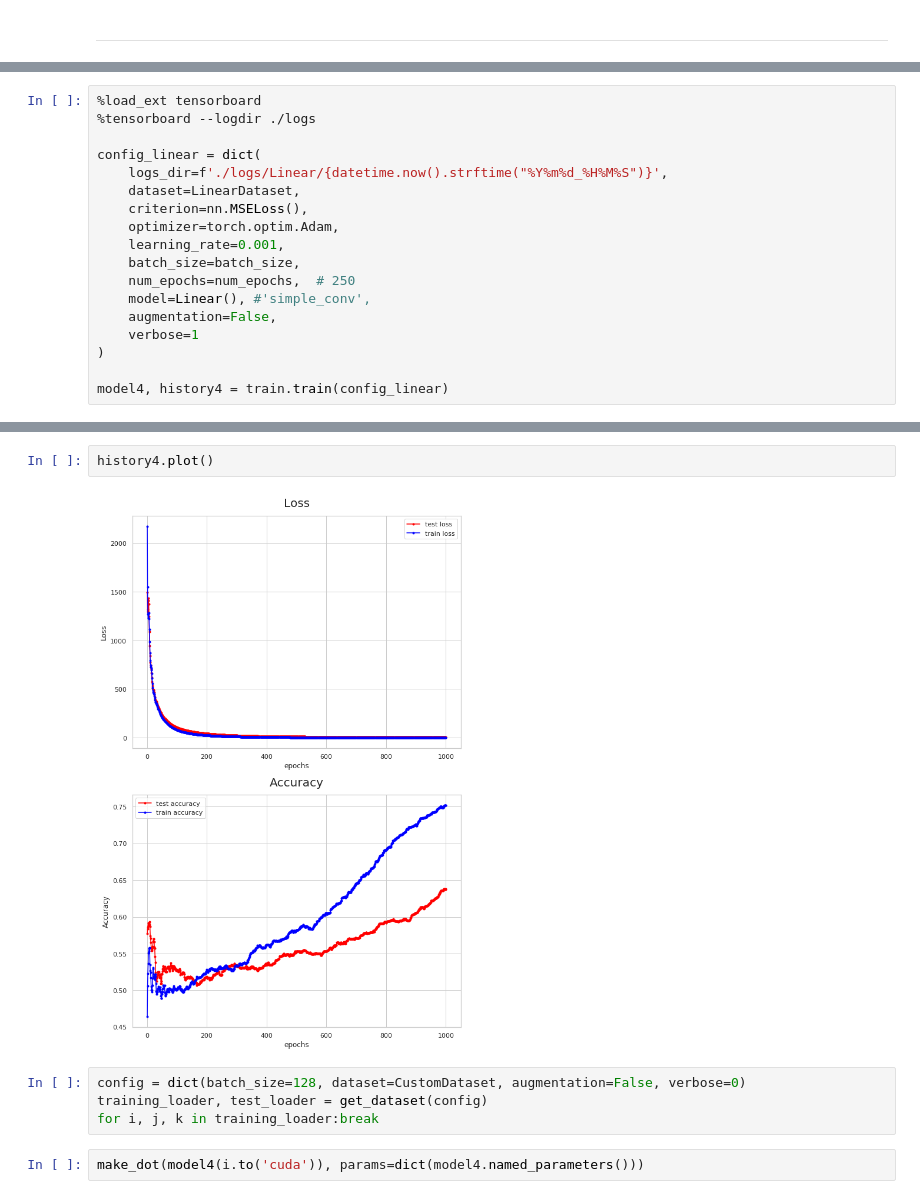
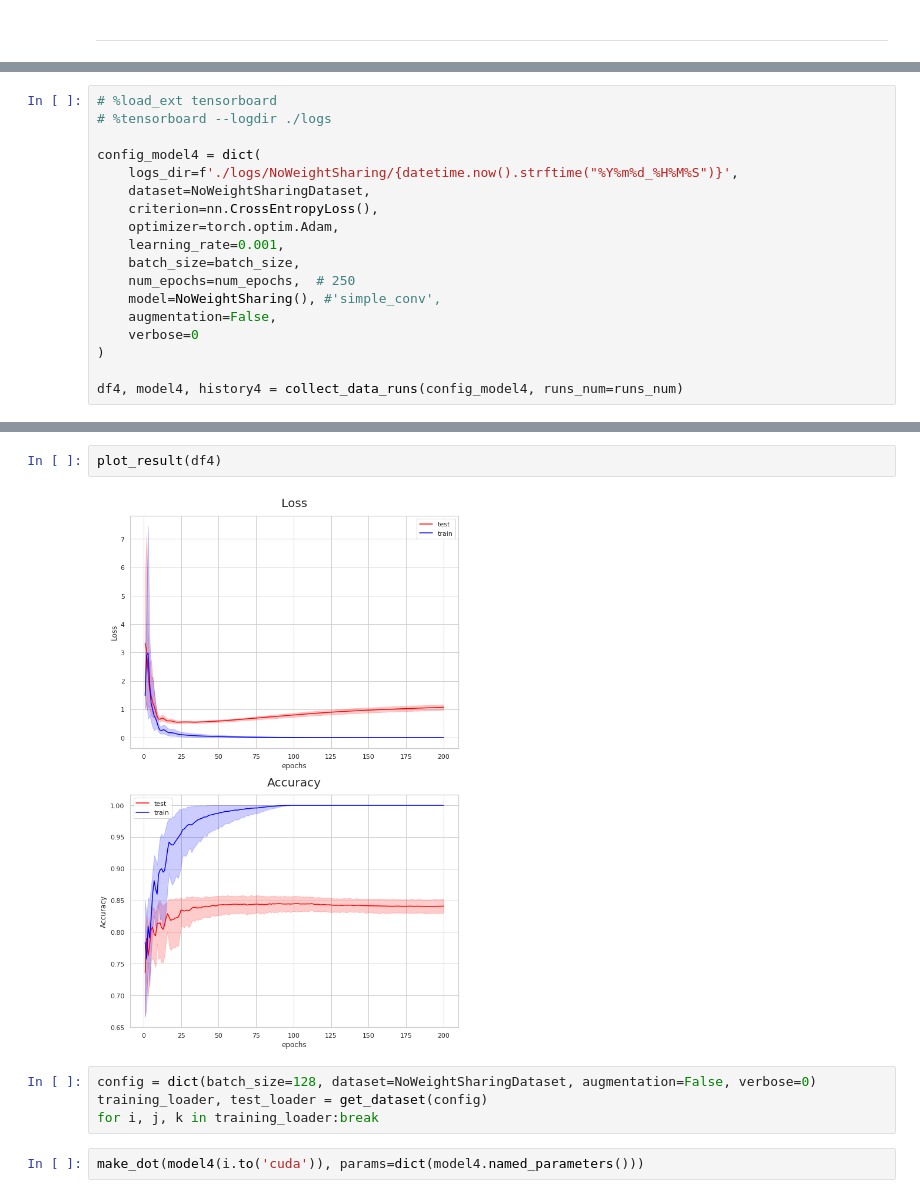
Before and after one commit to INFOPAUL/DeepLearning_Proj1, a Jupyter notebook: notebooks/code.ipynb, the cells around one changed output, grey strips where cells are left out. Saved outputs shown, nothing was run; the diff lists cells and outputs as text.

```diff
--- a/notebooks/code.ipynb
+++ b/notebooks/code.ipynb
@@ -193,19 +212,19 @@ from architectures.Linear import LinearDataset, Linear
 # %%
-%load_ext tensorboard
-%tensorboard --logdir ./logs
+# %load_ext tensorboard
+# %tensorboard --logdir ./logs
 
-config_linear = dict(
-    logs_dir=f'./logs/Linear/{datetime.now().strftime("%Y%m%d_%H%M%S")}',
-    dataset=LinearDataset,
-    criterion=nn.MSELoss(),
+config_model4 = dict(
+    logs_dir=f'./logs/NoWeightSharing/{datetime.now().strftime("%Y%m%d_%H%M%S")}',
+    dataset=NoWeightSharingDataset,
+    criterion=nn.CrossEntropyLoss(),
     optimizer=torch.optim.Adam,
     learning_rate=0.001,
     batch_size=batch_size,
     num_epochs=num_epochs,  # 250
-    model=Linear(), #'simple_conv',
+    model=NoWeightSharing(), #'simple_conv',
     augmentation=False,
-    verbose=1
+    verbose=0
 )
 
-model4, history4 = train.train(config_linear)
+df4, model4, history4 = collect_data_runs(config_model4, runs_num=runs_num)
 # %% [output]
@@ -233,9 +246,9 @@ epoch [1000] loss_train: 2.45e-01 loss_test: 2.92e+00 acc_train: 7.52e-01 acc_te
-# %%
-history4.plot()
-# %% [output]
-[figure, removed]
+# %%
+plot_result(df4)
+# %% [output]
+[figure, added]
 # %%
-config = dict(batch_size=128, dataset=CustomDataset, augmentation=False, verbose=0)
+config = dict(batch_size=128, dataset=NoWeightSharingDataset, augmentation=False, verbose=0)
 training_loader, test_loader = get_dataset(config)
 for i, j, k in training_loader:break
 # %%
```
Also changed, not shown: parts of 46 cells of this notebook, 7 other files.
